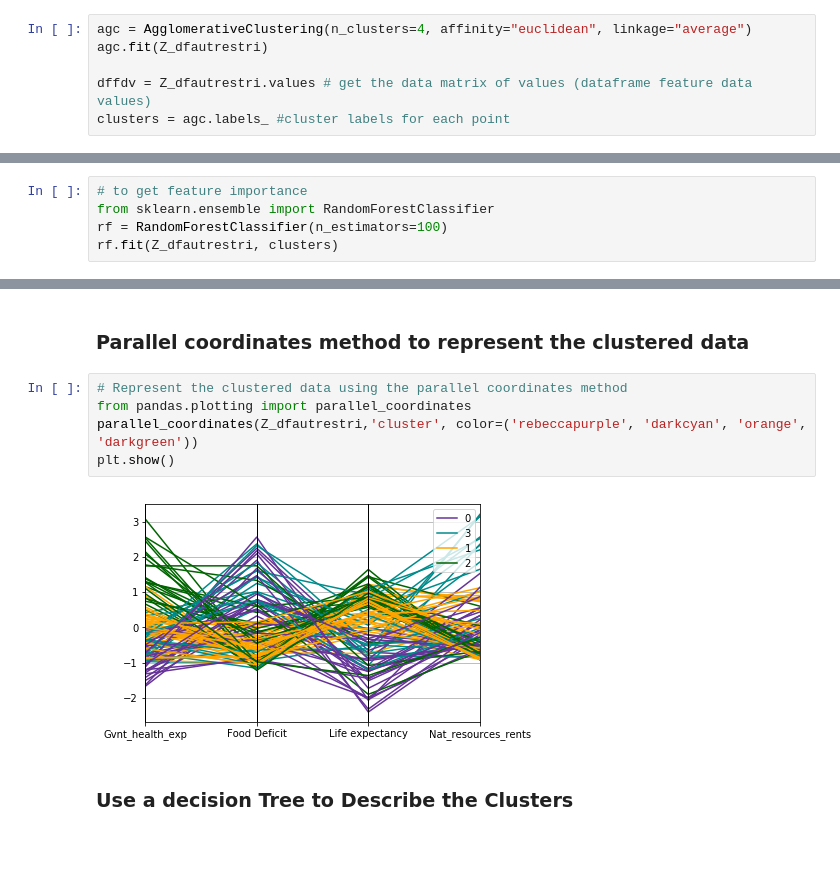
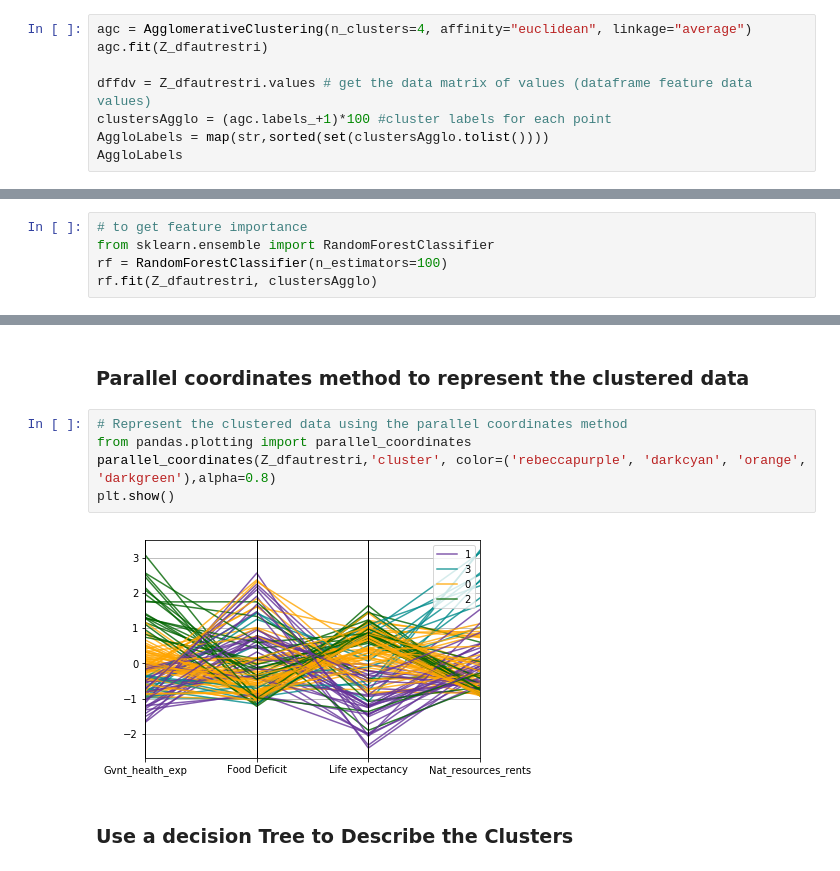
Before and after one commit to hgit2/IAproject, a Jupyter notebook: Projet_IA_clustering_classification.ipynb, the cells around one changed output, grey strips where cells are left out. Drawn from its saved outputs; the diff is of its cells as text.

```diff
--- a/Projet_IA_clustering_classification.ipynb
+++ b/Projet_IA_clustering_classification.ipynb
@@ -319,4 +317,6 @@ agc = AgglomerativeClustering(n_clusters=4, affinity="euclidean", linkage="avera
 agc.fit(Z_dfautrestri)
 
 dffdv = Z_dfautrestri.values # get the data matrix of values (dataframe feature data values)
-clusters = agc.labels_ #cluster labels for each point
+clustersAgglo = (agc.labels_+1)*100 #cluster labels for each point
+AggloLabels = map(str,sorted(set(clustersAgglo.tolist())))
+AggloLabels
@@ -346,7 +348,7 @@ metrics.silhouette_score(dffdv, clusters, metric='euclidean', sample_size=None)
 # to get feature importance
 from sklearn.ensemble import RandomForestClassifier
 rf = RandomForestClassifier(n_estimators=100)
-rf.fit(Z_dfautrestri, clusters)
+rf.fit(Z_dfautrestri, clustersAgglo)
 # %% [output]
 RandomForestClassifier(bootstrap=True, class_weight=None, criterion='gini',
             max_depth=None, max_features='auto', max_leaf_nodes=None,
@@ -472,10 +474,10 @@ plt.ylabel("Instability: std(Silhouette Coef. 100 iterations)")
 # %%
 # Represent the clustered data using the parallel coordinates method
 from pandas.plotting import parallel_coordinates
-parallel_coordinates(Z_dfautrestri,'cluster', color=('rebeccapurple', 'darkcyan', 'orange', 'darkgreen'))
+parallel_coordinates(Z_dfautrestri,'cluster', color=('rebeccapurple', 'darkcyan', 'orange', 'darkgreen'),alpha=0.8)
 plt.show()
 # %% [output]
-[figure, old version]
+[figure, new version]
 # %% [markdown]
 ### Use a decision Tree to Describe the Clusters
 # %%
```
Also changed, not shown: parts of 29 cells of this notebook.
